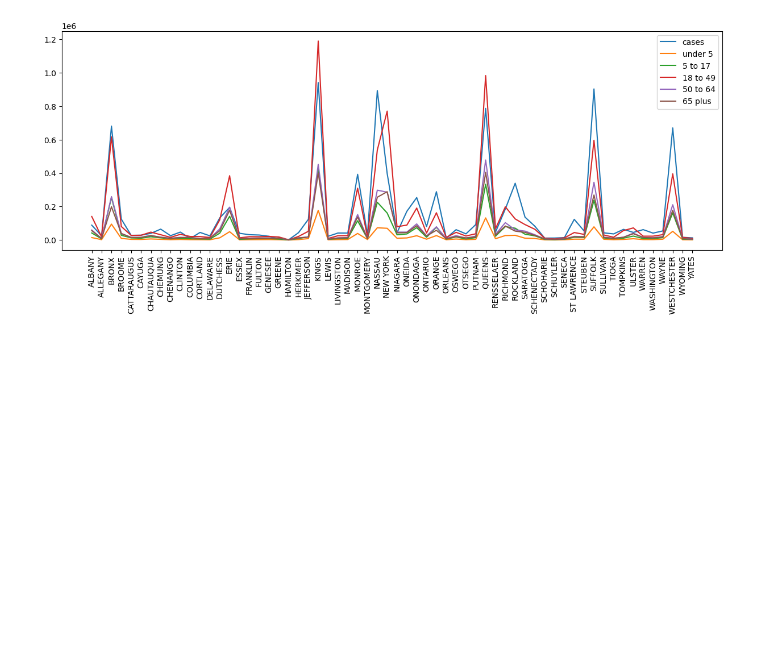
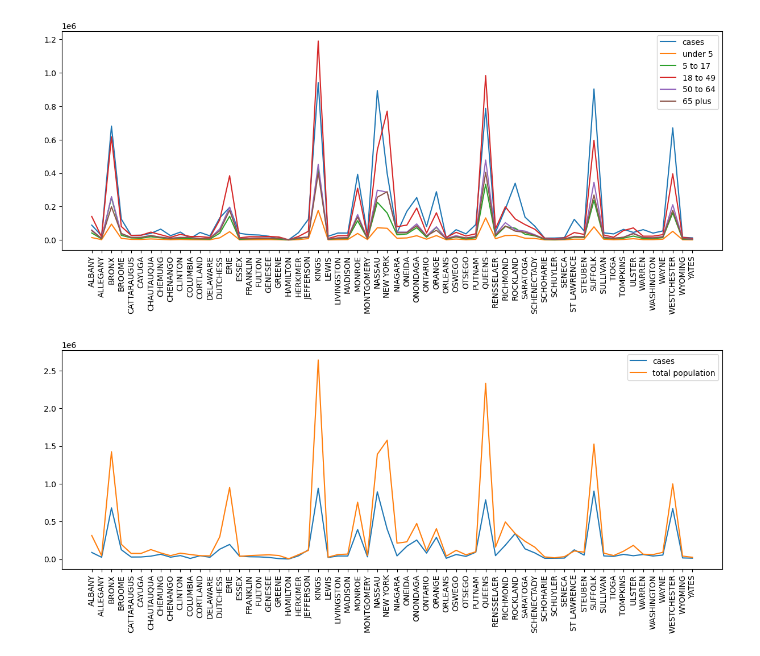
Before and after one commit to guptashrey/spread-of-airborne-diseases, a Jupyter notebook: src/visualizations_ver1.ipynb, the cells around one changed output. Cells and saved outputs as stored; diff of their text form; code cells hidden in the pictures; blank space fills up the shorter version.

```diff
--- a/src/visualizations_ver1.ipynb
+++ b/src/visualizations_ver1.ipynb
@@ -206,5 +216,14 @@ plt.legend()
 plt.show()
 # %% [output]
 [figure]
+# %%
+plt.figure(figsize=(15,5))
+plt.plot(corr['County'],corr['Cases']*50,label='cases')
+plt.plot(corr['County'],corr['pop_est'],label='total population')
+plt.xticks(corr['County'],rotation=90)
+plt.legend()
+plt.show()
+# %% [output]
+[figure, added]
 # %%
 db_connection.close()
```
Also changed, not shown: parts of 5 cells of this notebook.
